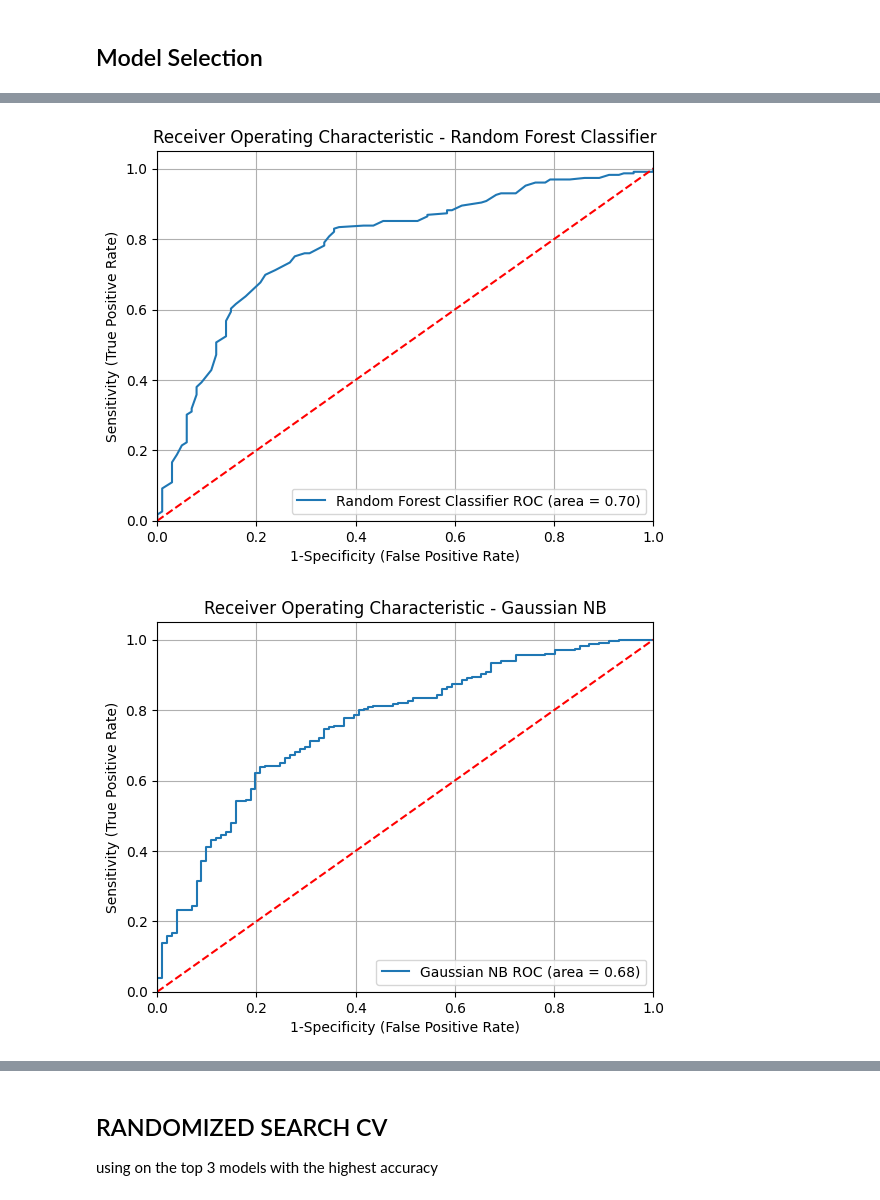
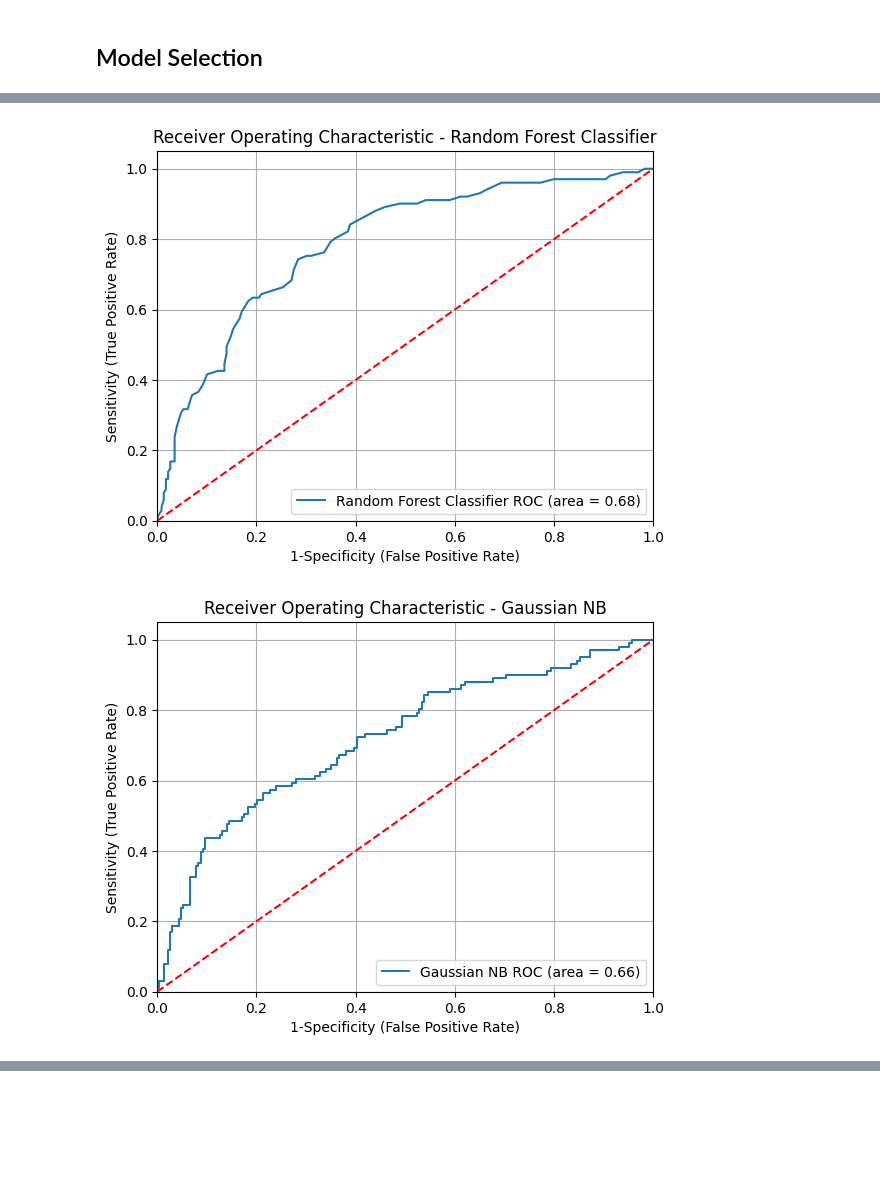
Before and after one commit to SEAFARI/ml-projects, a Jupyter notebook: german_credit_data.ipynb, the cells around one changed output, grey strips where cells are left out. Cells and saved outputs as stored; diff of their text form; code cells hidden in the pictures; blank space fills up the shorter version.

```diff
--- a/german_credit_data.ipynb
+++ b/german_credit_data.ipynb
@@ -156,0 +303,4 @@ X_test = X_test.astype(int)
+# %%
+## applying the column transformer
+X_train = preprocessor.fit_transform(X_train)
+X_test = preprocessor.transform(X_test)
@@ -179,6 +349,9 @@ plt.xticks(ticks=[0, 1], labels=['Non-Credit', 'Credit'], rotation = 0)
 plt.show()
 # %% [output]
 [figure]
+# %%
+X_train = pd.DataFrame(X_train).astype(int)
+X_test = pd.DataFrame(X_test).astype(int)
 # %%
 X_train.head()
 # %% [output]
@@ -226,23 +391,9 @@ from sklearn.metrics import classification_report
 from sklearn.metrics import roc_auc_score
 from sklearn.metrics import confusion_matrix
 # %%
-models = [
-    ('Logistic Regression', LogisticRegression(solver='liblinear')),
-    ('SVM', SVC()),
-    ('Random Forest', RandomForestClassifier()),
-    ('Naive Bayesian', GaussianNB())
-]
+models = {
+    "Logistic Regression": LogisticRegression(max_iter=1000),
+    "Random Forest": RandomForestClassifier(max_depth=5),
+    "Naive Bias": GaussianNB(),
+    "Support Vector Machine": SVC()
+}
-# %%
-for model_name, model in models:
-  model.fit(X_train,y_train)
-
-  y_pred = model.predict(X_test)
-  accuracy = accuracy_score(y_test, y_pred)
-  rocauc_score = roc_auc_score(y_test, y_pred)
-
-  print(model_name)
-  print("accuracy score: ",accuracy)
-  print(classification_report(y_test,y_pred))
-  print("confusion_matrix: \n",confusion_matrix(y_test,y_pred))
-  print("roc-auc score: ", rocauc_score)
-  print('-'*64)
@@ -272,47 +487,47 @@ auc_models = [
     {
         'label': 'Random Forest Classifier',
         'model': RandomForestClassifier(),
-        'auc':  0.70
+        'auc':  0.68
     },
     {
         'label': 'Gaussian NB',
         'model': GaussianNB(),
-        'auc':  0.68
+        'auc':  0.66
     },
     {
         'label': 'Logistic regression',
         'model': LogisticRegression(solver='liblinear'),
-        'auc':  0.73
+        'auc':  0.70
     },
     {
         'label': 'SVC',
         'model': SVC(probability=True),
         'auc':  0.54
     },
 
 ]
 
 # Create loop through all models
 for algo in auc_models:
     model = algo['model']  # Select the model
     model.fit(X_train, y_train)  # Train the model
 
     # Compute False Positive Rate, and True Positive Rate
     fpr, tpr, thresholds = roc_curve(y_test, model.predict_proba(X_test)[:, 1])
 
     # Create a new figure for each model to plot the ROC curve
     plt.figure()
     plt.plot(fpr, tpr, label='%s ROC (area = %0.2f)' % (algo['label'], algo['auc']))
 
     # Custom settings for the plot
     plt.grid()
     plt.plot([0, 1], [0, 1], 'r--')
     plt.xlim([0.0, 1.0])
     plt.ylim([0.0, 1.05])
     plt.xlabel('1-Specificity (False Positive Rate)')
     plt.ylabel('Sensitivity (True Positive Rate)')
     plt.title(f'Receiver Operating Characteristic - {algo["label"]}')
     plt.legend(loc="lower right")
 # %% [output]
-[figure, old version]
+[figure, new version]
-[figure, old version]
+[figure, new version]
@@ -321,7 +536,3 @@ for algo in auc_models:
-# %% [markdown]
-## RANDOMIZED SEARCH CV
-
-using on the top 3 models with the highest accuracy
 # %%
 rf_params = {
     'n_estimators': [100, 200, 300],
```
Also changed, not shown: parts of 40 cells of this notebook.
